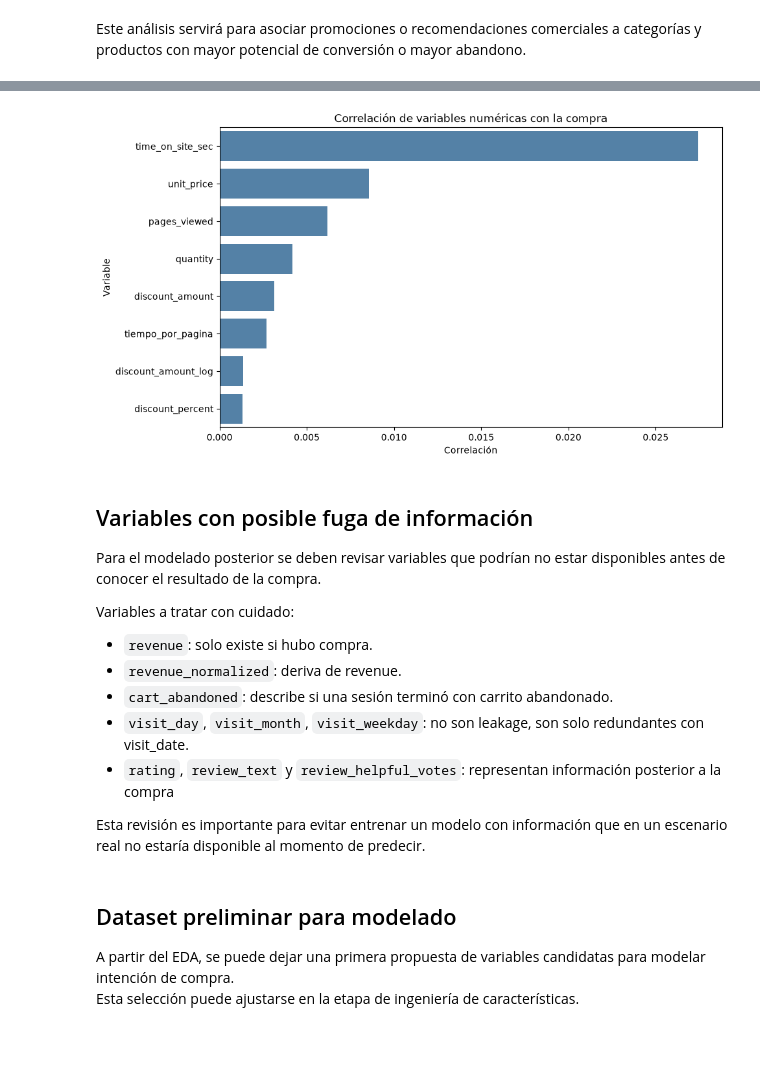
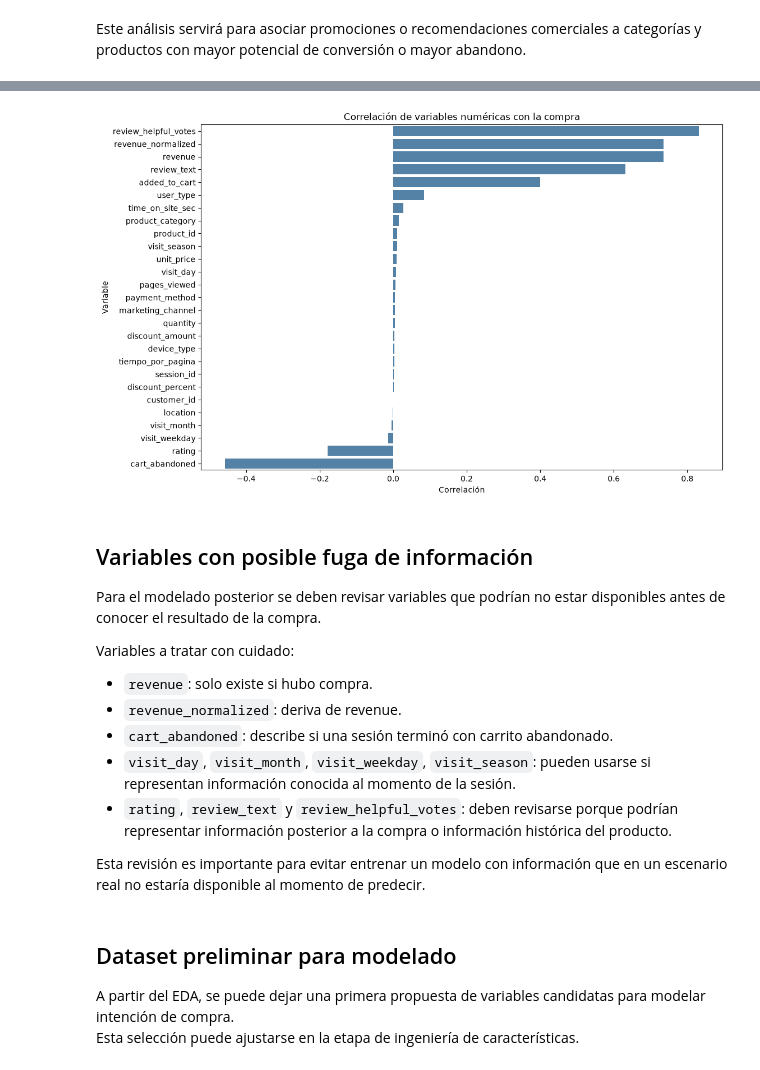
Before and after one commit to TomasDinardi/Proyecto-de-Recomendacion-InsightLab, a Jupyter notebook: MLOps-InsightLab/src/analisis_exploratorio.ipynb, the cells around one changed output, grey strips where cells are left out. Saved outputs shown, nothing was run; the diff lists cells and outputs as text; code cells hidden in the pictures; blank space fills up the shorter version.

```diff
--- a/MLOps-InsightLab/src/analisis_exploratorio.ipynb
+++ b/MLOps-InsightLab/src/analisis_exploratorio.ipynb
@@ -409,7 +284,5 @@ Este análisis permite detectar asimetrías, concentración de valores y posible
 # %%
-columnas_numericas_sanas = [c for c in columnas_numericas if c not in ["revenue", "revenue_normalized", "review_helpful_votes"]]
-
-for columna in columnas_numericas_sanas:
+for columna in columnas_numericas:
     fig, axes = plt.subplots(1, 2, figsize=(12, 3.5))
 
     sns.histplot(
@@ -519,2 +318,0 @@ Las otras columnas (unit_price, quantity, pages_viewed, time_on_site_sec) no tie
-# %%
-data["discount_amount_log"] = np.log1p(data["discount_amount"])
@@ -790,14 +485,12 @@ False    22.430751
 True     22.486034
 Name: purchased, dtype: float64
 # %%
-data["purchased_num"] = data[TARGET].astype(int)
-
 plt.figure(figsize=(8, 4))
 
 sns.barplot(
     data=data,
     x="discount_percent",
-    y="purchased_num",
+    y=TARGET,
     estimator=np.mean,
     errorbar=None,
     color="steelblue"
@@ -874,18 +506,0 @@ segmento_movil_nuevo.groupby("product_category", observed=True)["time_on_site_se
-# %%
-mediana_tiempo = data["time_on_site_sec"].median()
-
-data["promocion_1"] = (
-    (data["user_type"] == 0) &
-    (data["added_to_cart"] == 1) &
-    (data[TARGET].astype(int) == 0) &
-    (data["time_on_site_sec"] > mediana_tiempo)
-)
-
-data["promocion_2"] = (
-    (data["user_type"] == 0) &
-    (data["device_type"] == 1) &
-    (data["time_on_site_sec"] > mediana_tiempo)
-)
-
-resumen_promociones = data[["promocion_1", "promocion_2"]].sum().to_frame(name="cantidad_sesiones")
-resumen_promociones
@@ -1184,19 +727,28 @@ Matriz de Correlación (variables numéricas finales):
 # %%
-correlacion_target = data_corr.corr()["purchased_num"].drop("purchased_num").sort_values(ascending=False)
+# Correlación de las variables numéricas con la variable objetivo
+correlacion_target = (
+    data.select_dtypes(include="number")
+    .corr()[TARGET]
+    .drop(TARGET)
+)
 
-plt.figure(figsize=(10, 6))
+# Ordenamos desde la correlación más negativa hasta la más positiva
+correlacion_target = correlacion_target.sort_values(ascending=False)
+
+plt.figure(figsize=(12, 8))
+
 sns.barplot(
     x=correlacion_target.values,
     y=correlacion_target.index,
     color="steelblue"
 )
+
 plt.title("Correlación de variables numéricas con la compra")
 plt.xlabel("Correlación")
 plt.ylabel("Variable")
-plt.axvline(0, color="black", linewidth=0.8)
 plt.show()
 # %% [output]
-[figure, old version]
+[figure, new version]
 # %% [markdown]
 ## Variables con posible fuga de información
 
@@ -1207,8 +759,8 @@ Variables a tratar con cuidado:
 - `revenue`: solo existe si hubo compra.
 - `revenue_normalized`: deriva de revenue.
 - `cart_abandoned`: describe si una sesión terminó con carrito abandonado.
-- `visit_day`, `visit_month`, `visit_weekday`: no son leakage, son solo redundantes con visit_date.
-- `rating`, `review_text` y `review_helpful_votes`: representan información posterior a la compra
+- `visit_day`, `visit_month`, `visit_weekday`, `visit_season`: pueden usarse si representan información conocida al momento de la sesión.
+- `rating`, `review_text` y `review_helpful_votes`: deben revisarse porque podrían representar información posterior a la compra o información histórica del producto.
 
 Esta revisión es importante para evitar entrenar un modelo con información que en un escenario real no estaría disponible al momento de predecir.
 # %% [markdown]
```
Also changed, not shown: parts of 71 cells of this notebook.
